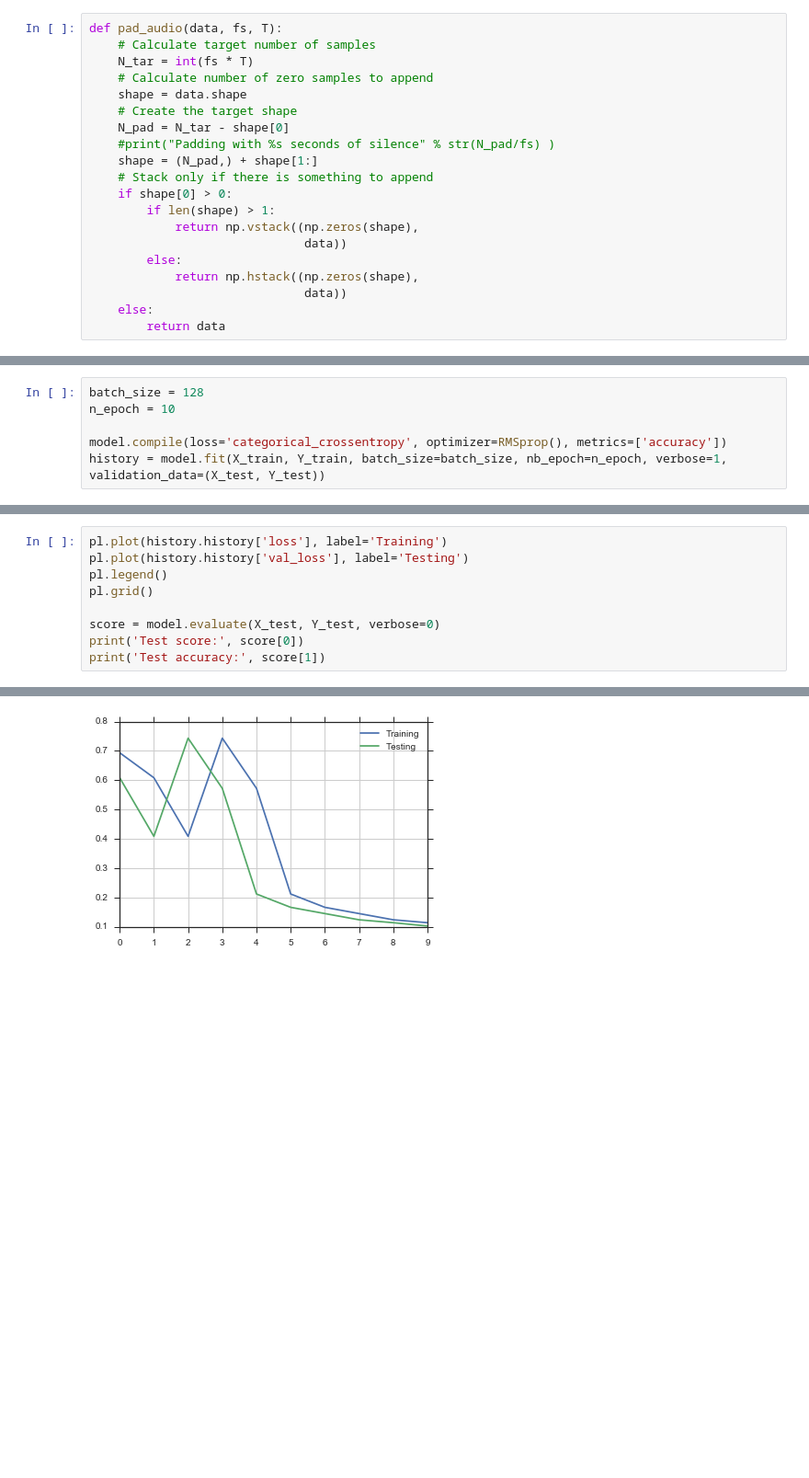
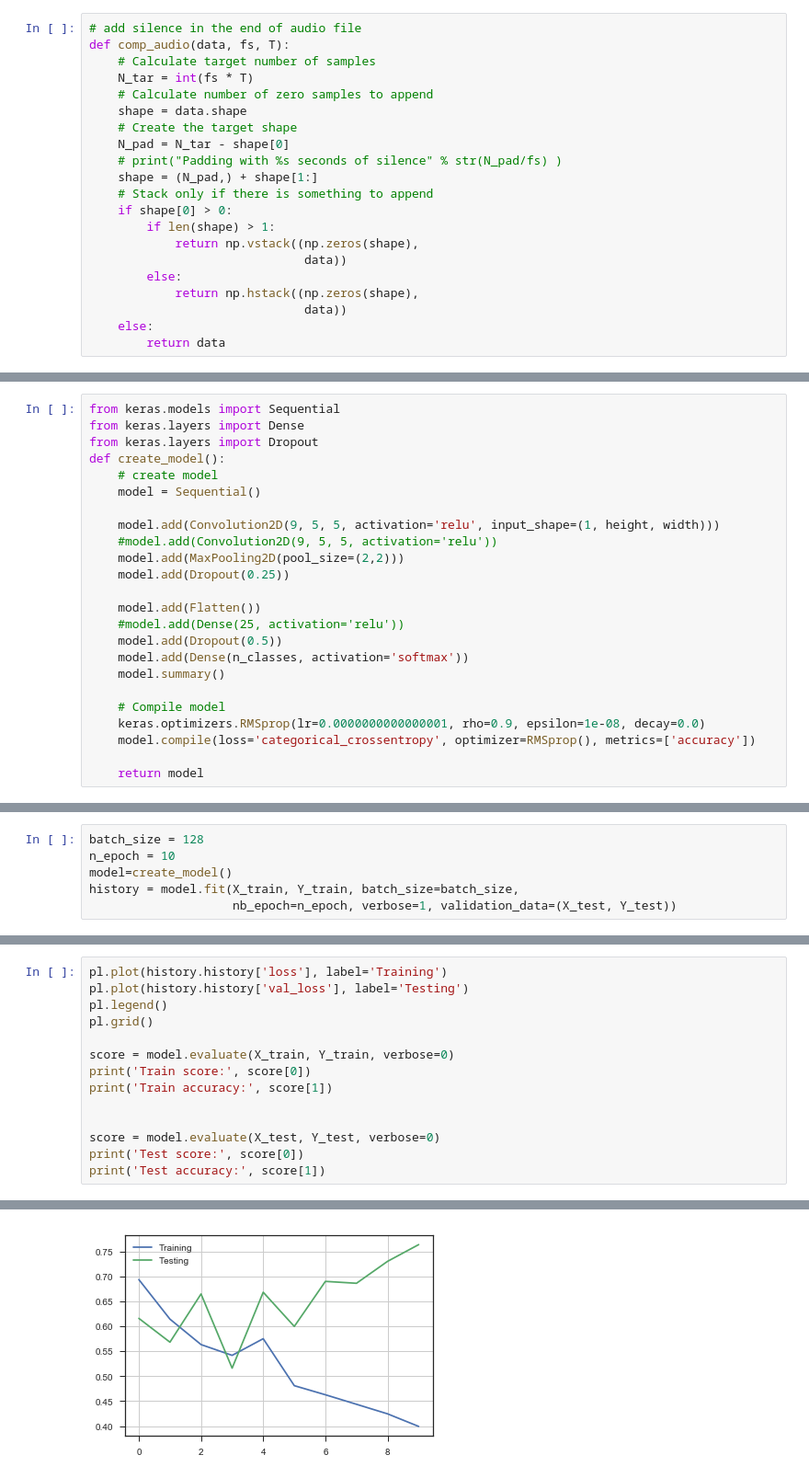
Before and after one commit to mylag/MLBD, a Jupyter notebook: birdsong/Projet.ipynb, the cells around one changed output, grey strips where cells are left out. Shown at 92% size. Saved outputs shown, nothing was run; the diff lists cells and outputs as text; blank space fills up the shorter version.

```diff
--- a/birdsong/Projet.ipynb
+++ b/birdsong/Projet.ipynb
@@ -23,14 +46,15 @@ def loadsingal(filename):
     signal=signal#[int(2.5 * sample_rate):int(3.0 * sample_rate)]
     return signal ,sample_rate
 # %%
-def pad_audio(data, fs, T):
+# add silence in the end of audio file
+def comp_audio(data, fs, T):
     # Calculate target number of samples
     N_tar = int(fs * T)
     # Calculate number of zero samples to append
     shape = data.shape
     # Create the target shape
     N_pad = N_tar - shape[0]
-    #print("Padding with %s seconds of silence" % str(N_pad/fs) )
+    # print("Padding with %s seconds of silence" % str(N_pad/fs) )
     shape = (N_pad,) + shape[1:]
     # Stack only if there is something to append
     if shape[0] > 0:
@@ -215,3 +191,27 @@ ________________________________________________________________________________
+# %%
+from keras.models import Sequential
+from keras.layers import Dense
+from keras.layers import Dropout
+def create_model():
+    # create model
+    model = Sequential()
+
+    model.add(Convolution2D(9, 5, 5, activation='relu', input_shape=(1, height, width)))
+    #model.add(Convolution2D(9, 5, 5, activation='relu'))
+    model.add(MaxPooling2D(pool_size=(2,2)))
+    model.add(Dropout(0.25))
+
+    model.add(Flatten())
+    #model.add(Dense(25, activation='relu'))
+    model.add(Dropout(0.5))
+    model.add(Dense(n_classes, activation='softmax'))
+    model.summary()
+
+    # Compile model
+    keras.optimizers.RMSprop(lr=0.0000000000000001, rho=0.9, epsilon=1e-08, decay=0.0)
+    model.compile(loss='categorical_crossentropy', optimizer=RMSprop(), metrics=['accuracy'])
+
+    return model
 # %%
 print X_train.shape
 print Y_train.shape
@@ -226,7 +226,7 @@ print Y_test.shape
 # %%
 batch_size = 128
 n_epoch = 10
-
-model.compile(loss='categorical_crossentropy', optimizer=RMSprop(), metrics=['accuracy'])
-history = model.fit(X_train, Y_train, batch_size=batch_size, nb_epoch=n_epoch, verbose=1, validation_data=(X_test, Y_test))
+model=create_model()
+history = model.fit(X_train, Y_train, batch_size=batch_size,
+                    nb_epoch=n_epoch, verbose=1, validation_data=(X_test, Y_test))
 # %% [output]
@@ -253,6 +253,11 @@ pl.plot(history.history['val_loss'], label='Testing')
 pl.legend()
 pl.grid()
 
+score = model.evaluate(X_train, Y_train, verbose=0)
+print('Train score:', score[0])
+print('Train accuracy:', score[1])
+
+
 score = model.evaluate(X_test, Y_test, verbose=0)
 print('Test score:', score[0])
 print('Test accuracy:', score[1])
@@ -262 +269 @@ print('Test accuracy:', score[1])
-[figure, old version]
+[figure, new version]
```
Also changed, not shown: parts of 22 cells of this notebook.
